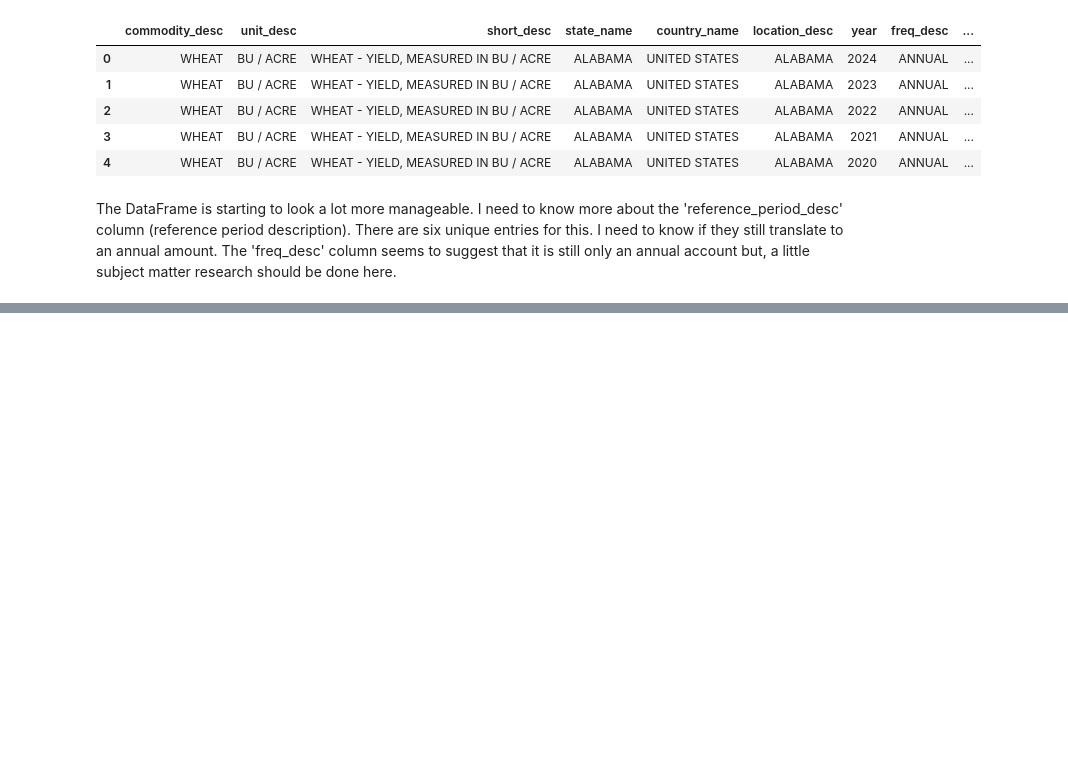
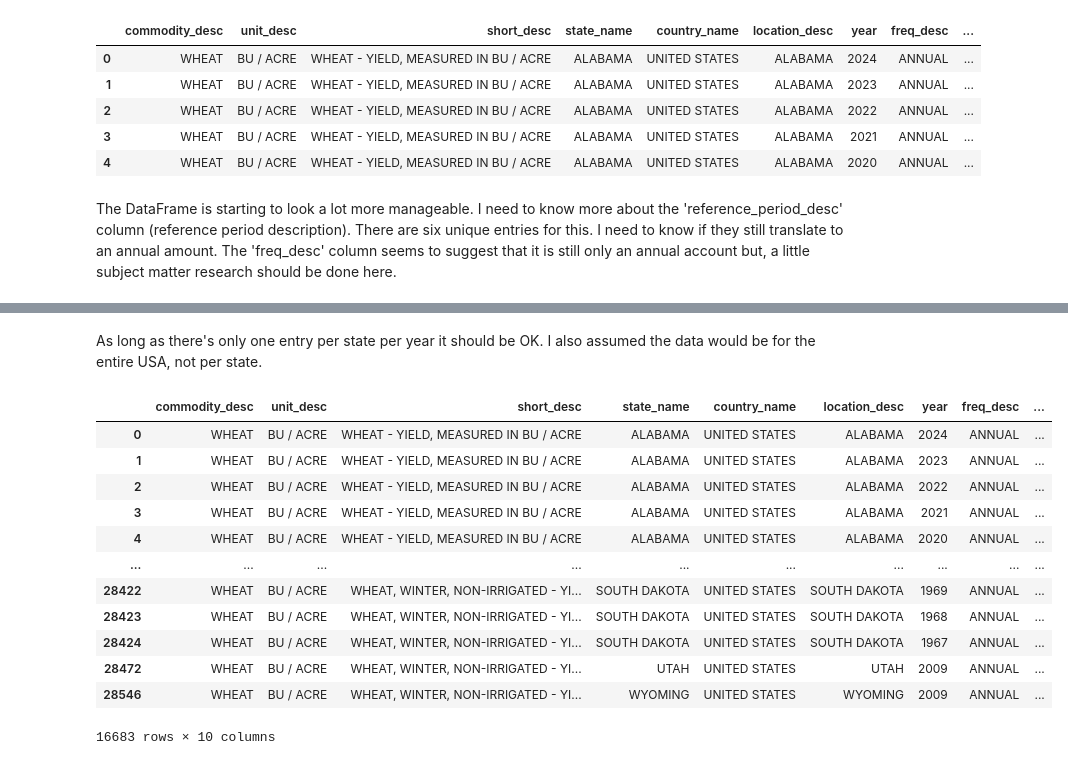
Before and after one commit to nickbartram/climate_agriculture_impact, a Jupyter notebook: crop_data.ipynb, the cells around one changed output, grey strips where cells are left out. Saved outputs shown, nothing was run; the diff lists cells and outputs as text; code cells hidden in the pictures; blank space fills up the shorter version.

Commit message:
minor changes, groupby with USDA_wheat_df

```diff
--- a/crop_data.ipynb
+++ b/crop_data.ipynb
@@ -473,0 +499,19 @@ The DataFrame is starting to look a lot more manageable. I need to know more abo
+# %% [markdown]
+As long as there's only one entry per state per year it should be OK. I also assumed the data would be for the entire USA, not per state.
+# %%
+# Groupby year to compare
+USDA_wheat_df.groupby(['year', 'state_name']).head()
+# %% [output]
+|  | commodity_desc | unit_desc | short_desc | state_name | country_name | location_desc | year | freq_desc | ... |
+| 0 | WHEAT | BU / ACRE | WHEAT - YIELD, MEASURED IN BU / ACRE | ALABAMA | UNITED STATES | ALABAMA | 2024 | ANNUAL | ... |
+| 1 | WHEAT | BU / ACRE | WHEAT - YIELD, MEASURED IN BU / ACRE | ALABAMA | UNITED STATES | ALABAMA | 2023 | ANNUAL | ... |
+| 2 | WHEAT | BU / ACRE | WHEAT - YIELD, MEASURED IN BU / ACRE | ALABAMA | UNITED STATES | ALABAMA | 2022 | ANNUAL | ... |
+| 3 | WHEAT | BU / ACRE | WHEAT - YIELD, MEASURED IN BU / ACRE | ALABAMA | UNITED STATES | ALABAMA | 2021 | ANNUAL | ... |
+| 4 | WHEAT | BU / ACRE | WHEAT - YIELD, MEASURED IN BU / ACRE | ALABAMA | UNITED STATES | ALABAMA | 2020 | ANNUAL | ... |
+| ... | ... | ... | ... | ... | ... | ... | ... | ... | ... |
+| 28422 | WHEAT | BU / ACRE | WHEAT, WINTER, NON-IRRIGATED - YI... | SOUTH DAKOTA | UNITED STATES | SOUTH DAKOTA | 1969 | ANNUAL | ... |
+| 28423 | WHEAT | BU / ACRE | WHEAT, WINTER, NON-IRRIGATED - YI... | SOUTH DAKOTA | UNITED STATES | SOUTH DAKOTA | 1968 | ANNUAL | ... |
+| 28424 | WHEAT | BU / ACRE | WHEAT, WINTER, NON-IRRIGATED - YI... | SOUTH DAKOTA | UNITED STATES | SOUTH DAKOTA | 1967 | ANNUAL | ... |
+| 28472 | WHEAT | BU / ACRE | WHEAT, WINTER, NON-IRRIGATED - YI... | UTAH | UNITED STATES | UTAH | 2009 | ANNUAL | ... |
+| 28546 | WHEAT | BU / ACRE | WHEAT, WINTER, NON-IRRIGATED - YI... | WYOMING | UNITED STATES | WYOMING | 2009 | ANNUAL | ... |
+16683 rows × 10 columns
```
Also changed, not shown: parts of 3 cells of this notebook.
